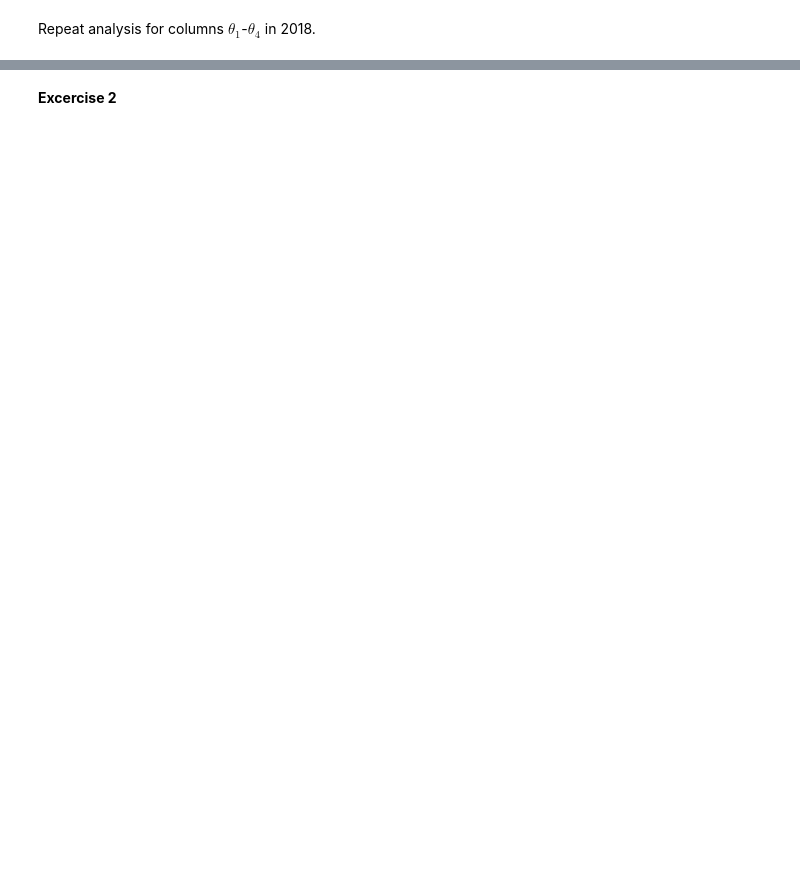
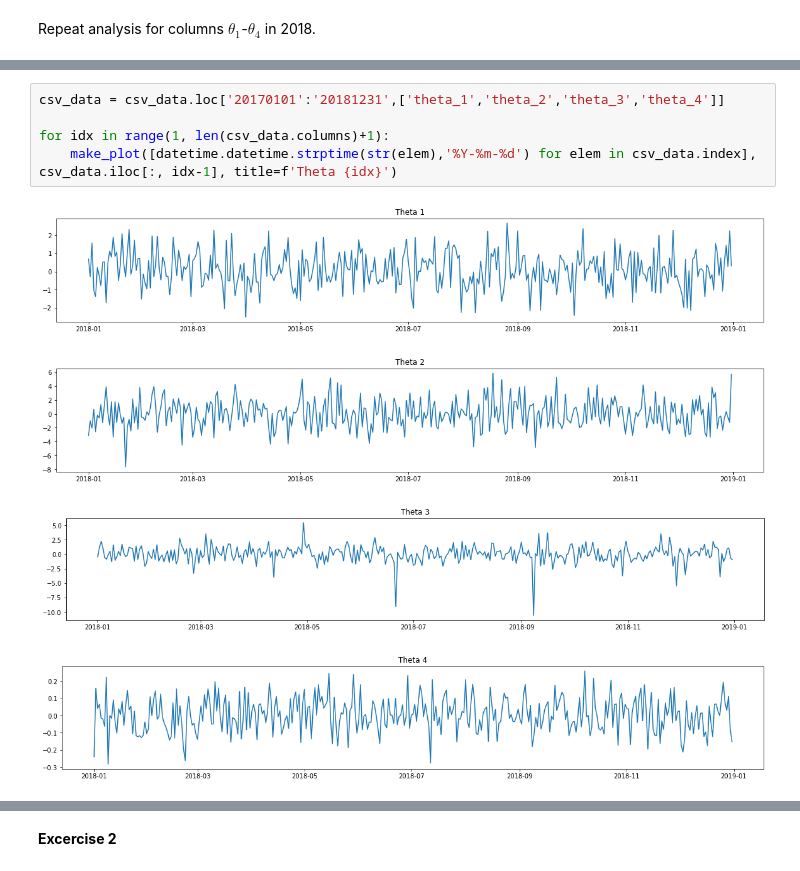
Before and after one commit to FOlszowski/data_analytics, a Jupyter notebook: LAB1/LAB_1.ipynb, the cells around one changed output, grey strips where cells are left out. Drawn from its saved outputs; the diff is of its cells as text; blank space fills up the shorter version.

```diff
--- a/LAB1/LAB_1.ipynb
+++ b/LAB1/LAB_1.ipynb
@@ -65 +57,11 @@ for idx in range(1,5):
+# %%
+csv_data = csv_data.loc['20170101':'20181231',['theta_1','theta_2','theta_3','theta_4']]
+
+for idx in range(1, len(csv_data.columns)+1):
+    make_plot([datetime.datetime.strptime(str(elem),'%Y-%m-%d') for elem in csv_data.index], csv_data.iloc[:, idx-1], title=f'Theta {idx}')
+# %% [output]
+[figure, added]
+[figure, added]
+[figure, added]
+[figure, added]
 # %%
```
Also changed, not shown: parts of 8 cells of this notebook, 1 other file.
